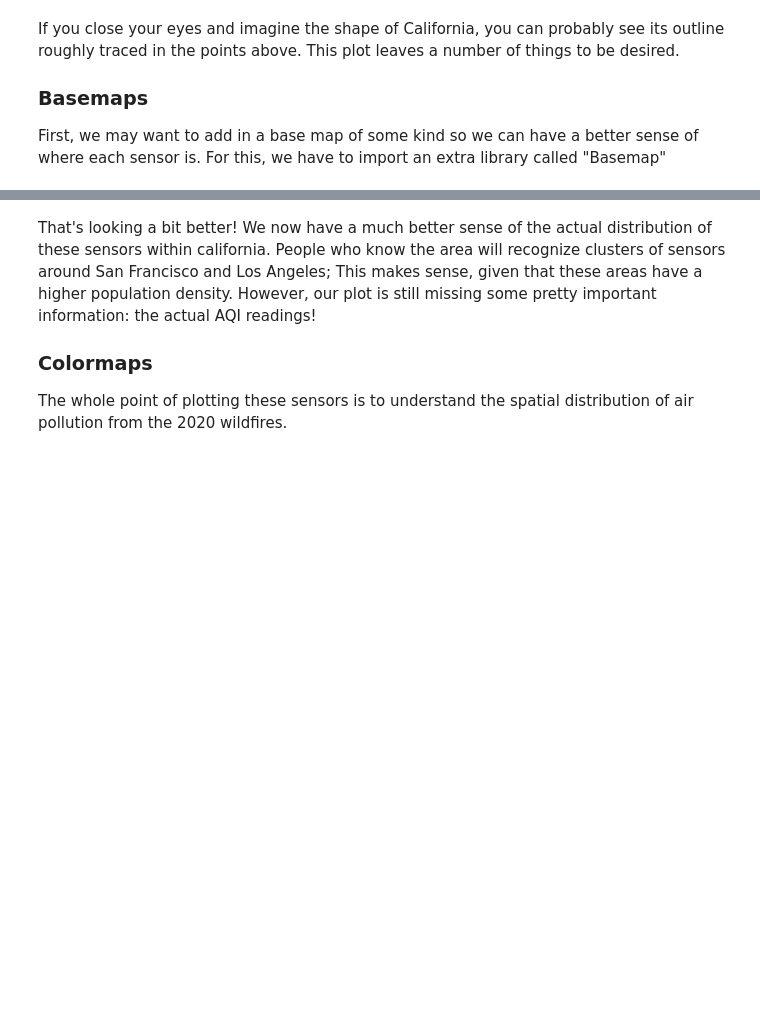
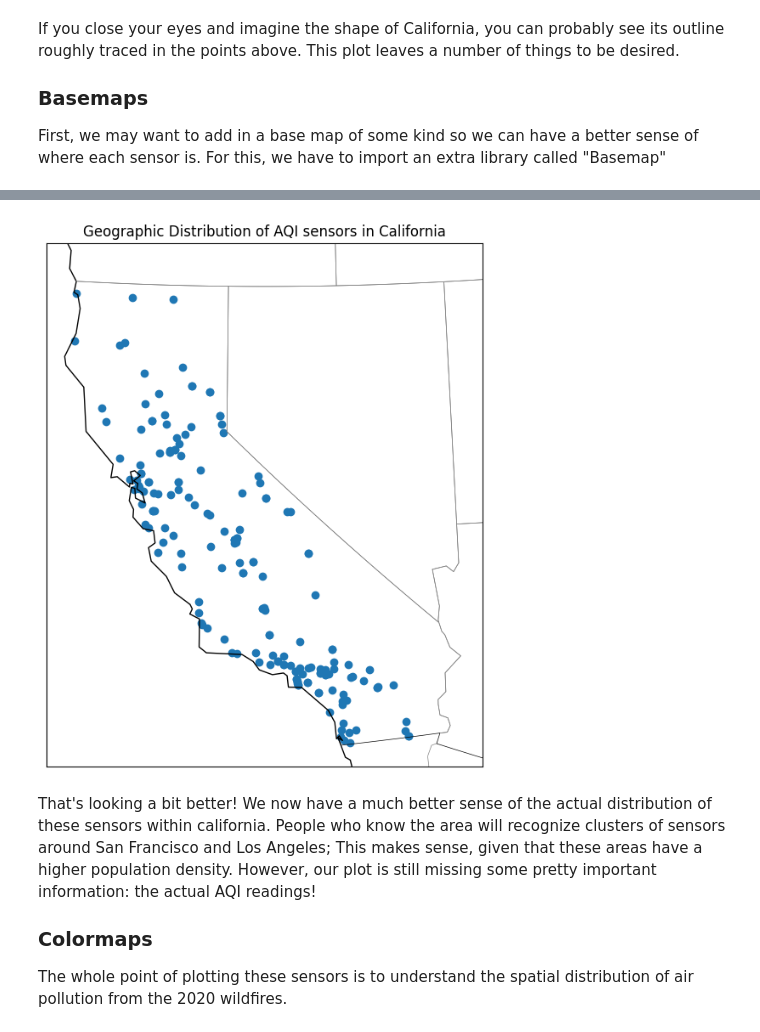
Before and after one commit to KellyLuo123/QM2-1, a Jupyter notebook: w03_spatial_data.ipynb, the cells around one changed output, grey strips where cells are left out. Saved outputs shown, nothing was run; the diff lists cells and outputs as text; code cells hidden in the pictures; blank space fills up the shorter version.

```diff
--- a/w03_spatial_data.ipynb
+++ b/w03_spatial_data.ipynb
@@ -270,6 +321,9 @@ First, we may want to add in a base map of some kind so we can have a better sen
 # %%
 # import Basemap library
 from mpl_toolkits.basemap import Basemap
+
+date = '09-09-2020'
+one_day = df[df['Date'] == date]
 
 # create a basemap, call it 'map'
 map = Basemap(projection='lcc', resolution='l', # this selects the projection of the map.
@@ -294,3 +348,4 @@ ImportError: dlopen(/Users/ollieballinger/miniconda3/envs/geo/lib/python3.9/site
+[figure, added]
 # %% [markdown]
 That's looking a bit better! We now have a much better sense of the actual distribution of these sensors within california. People who know the area will recognize clusters of sensors around San Francisco and Los Angeles; This makes sense, given that these areas have a higher population density. However, our plot is still missing some pretty important information: the actual AQI readings!
 
```
Also changed, not shown: parts of 14 cells of this notebook.
